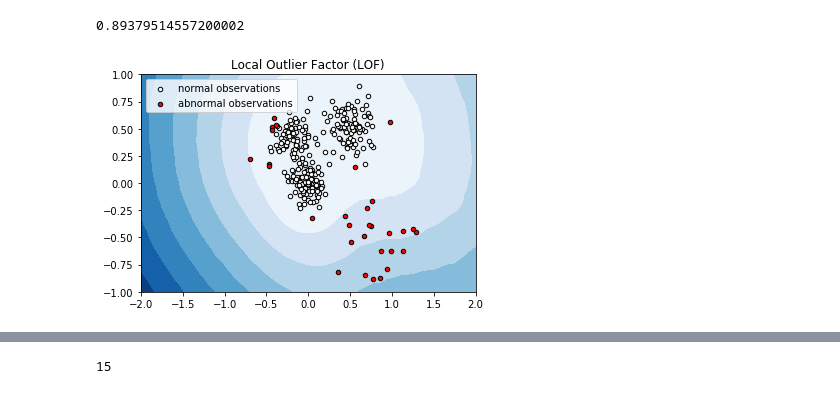
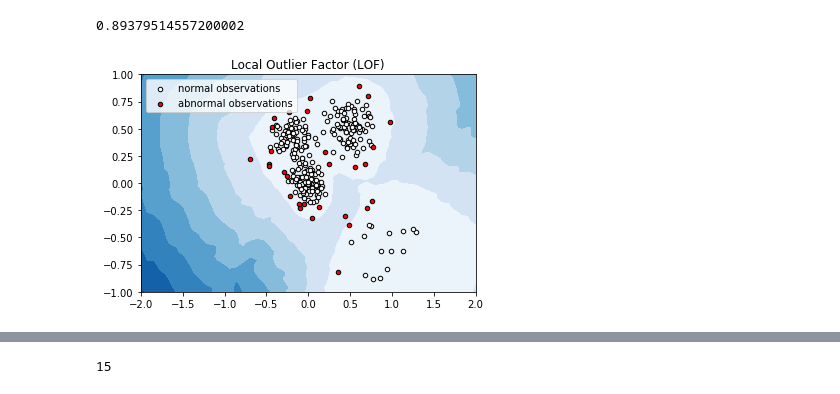
Before and after one commit to vslovik/dm, a Jupyter notebook: outlier_detection/OutlierDetection_LOF.ipynb, the cells around one changed output, grey strips where cells are left out. Drawn from its saved outputs; the diff is of its cells as text; code cells hidden in the pictures.

```diff
--- a/outlier_detection/OutlierDetection_LOF.ipynb
+++ b/outlier_detection/OutlierDetection_LOF.ipynb
@@ -46,41 +80,39 @@ np.cov??
 # fit the model
 # https://github.com/scikit-learn/scikit-learn/issues/6269
 from sklearn.neighbors import DistanceMetric
-# clf = LocalOutlierFactor(n_neighbors=15
-#                          ,
-#                                metric='mahalanobis',
-#                                metric_params={'V': np.cov(X[:,0], X[:,1], rowvar=False)}
-#                         ) #25
-
-clf = LocalOutlierFactor(n_neighbors=100, metric='euclidean') #25
+clf = LocalOutlierFactor(n_neighbors=15
+                         ,
+                               metric='mahalanobis',
+                               metric_params={'V': np.cov(X[:,0], X[:,1], rowvar=False)}
+                        ) #25
 y_pred = clf.fit_predict(X)
 y_pred
 X[:,0][0]
 normal_0 = [X[:,0][i] for i in range(0, len(X[:,0])) if y_pred[i] == 1]
 normal_1 = [X[:,1][i] for i in range(0, len(X[:,0])) if y_pred[i] == 1]
 abnormal_0 = [X[:,0][i] for i in range(0, len(X[:,0])) if y_pred[i] == -1]
 abnormal_1 = [X[:,1][i] for i in range(0, len(X[:,0])) if y_pred[i] == -1]
 
 # plot the level sets of the decision function
 plt.close('all')
 xx, yy = np.meshgrid(np.linspace(-2, 2, 50), np.linspace(-1, 1, 50))
 Z = clf._decision_function(np.c_[xx.ravel(), yy.ravel()])
 Z = Z.reshape(xx.shape)
 
 plt.title("Local Outlier Factor (LOF)")
 plt.contourf(xx, yy, Z, cmap=plt.cm.Blues_r)
 
 a = plt.scatter(normal_0, normal_1, c='white',
                 edgecolor='k', s=20)
 b = plt.scatter(abnormal_0, abnormal_1, c='red',
                 edgecolor='k', s=20)
 plt.axis('tight')
 plt.xlim((-2, 2))
 plt.ylim((-1, 1))
 plt.legend([a, b],
            ["normal observations",
             "abnormal observations"],
            loc="upper left")
 plt.show()
 # %% [output]
-[figure, old version]
+[figure, new version]
```
Also changed, not shown: parts of 8 cells of this notebook, 2 other files.
